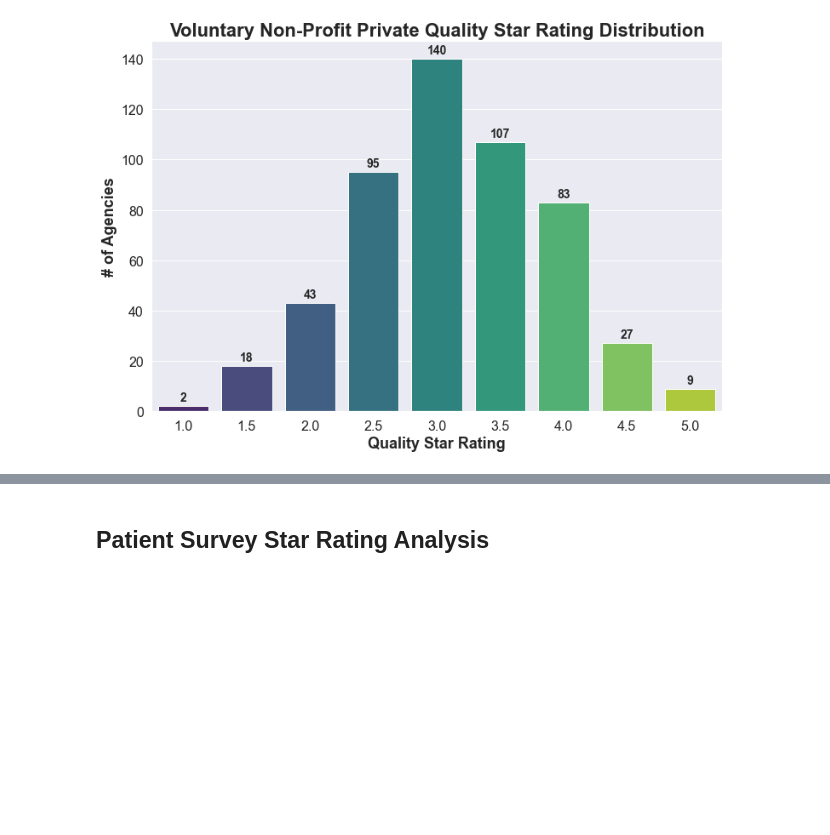
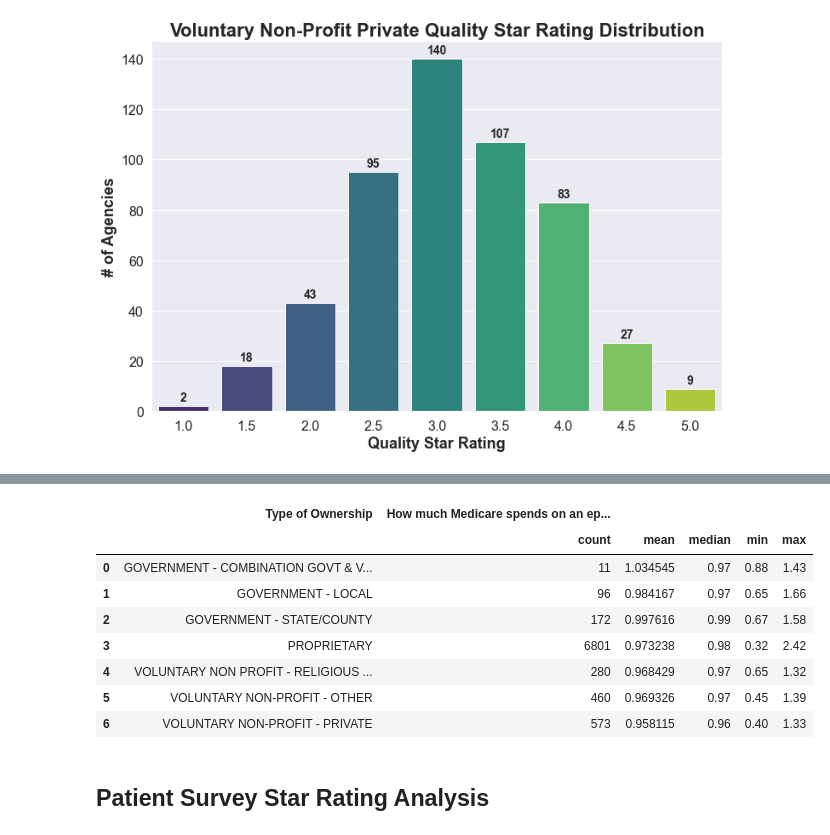
Before and after one commit to 1on1pt/CMS_Home_Health_Compare_January_2023_Refresh_Analysis, a Jupyter notebook: HH_Care_Compare_January_2023.ipynb, the cells around one changed output, grey strips where cells are left out. Cells and saved outputs as stored; diff of their text form; code cells hidden in the pictures; blank space fills up the shorter version.

```diff
--- a/HH_Care_Compare_January_2023.ipynb
+++ b/HH_Care_Compare_January_2023.ipynb
@@ -601,3 +685,8 @@ plt.title('Voluntary Non-Profit Private Quality Star Rating Distribution', size
 # %% [output]
 Text(0.5, 1.0, 'Voluntary Non-Profit Private Quality Star Rating Distribution')
 [figure]
+# %%
+# Create the medicare_spend_too_df DataFrame.
+medicare_spend_too_df = df[['Type of Ownership',
+                    'How much Medicare spends on an episode of care at this agency, compared to Medicare spending across all agencies nationally']].copy()
+medicare_spend_too_df.head()
@@ -603,0 +712,3 @@ Text(0.5, 1.0, 'Voluntary Non-Profit Private Quality Star Rating Distribution')
+# %%
+medicare_spend_too_clean_df = medicare_spend_too_df.dropna()
+medicare_spend_too_clean_df.describe()
@@ -604,3 +725,17 @@ Text(0.5, 1.0, 'Voluntary Non-Profit Private Quality Star Rating Distribution')
+# %%
+# Create a medicare_spend_too_df summary using .groupby
+
+medicare_spend_too_clean_df.groupby(['Type of Ownership']).agg({'How much Medicare spends on an episode of care at this agency, compared to Medicare spending across all agencies nationally':['count', 'mean', 'median', 'min', 'max']}).reset_index()
+# %% [output]
+|  | Type of Ownership | How much Medicare spends on an ep... |  |  |  |  |
+|  |  | count | mean | median | min | max |
+| 0 | GOVERNMENT - COMBINATION GOVT & V... | 11 | 1.034545 | 0.97 | 0.88 | 1.43 |
+| 1 | GOVERNMENT - LOCAL | 96 | 0.984167 | 0.97 | 0.65 | 1.66 |
+| 2 | GOVERNMENT - STATE/COUNTY | 172 | 0.997616 | 0.99 | 0.67 | 1.58 |
+| 3 | PROPRIETARY | 6801 | 0.973238 | 0.98 | 0.32 | 2.42 |
+| 4 | VOLUNTARY NON PROFIT - RELIGIOUS ... | 280 | 0.968429 | 0.97 | 0.65 | 1.32 |
+| 5 | VOLUNTARY NON-PROFIT - OTHER | 460 | 0.969326 | 0.97 | 0.45 | 1.39 |
+| 6 | VOLUNTARY NON-PROFIT - PRIVATE | 573 | 0.958115 | 0.96 | 0.40 | 1.33 |
 # %% [markdown]
 ## Patient Survey Star Rating Analysis
 # %%
```
Also changed, not shown: parts of 10 cells of this notebook.
